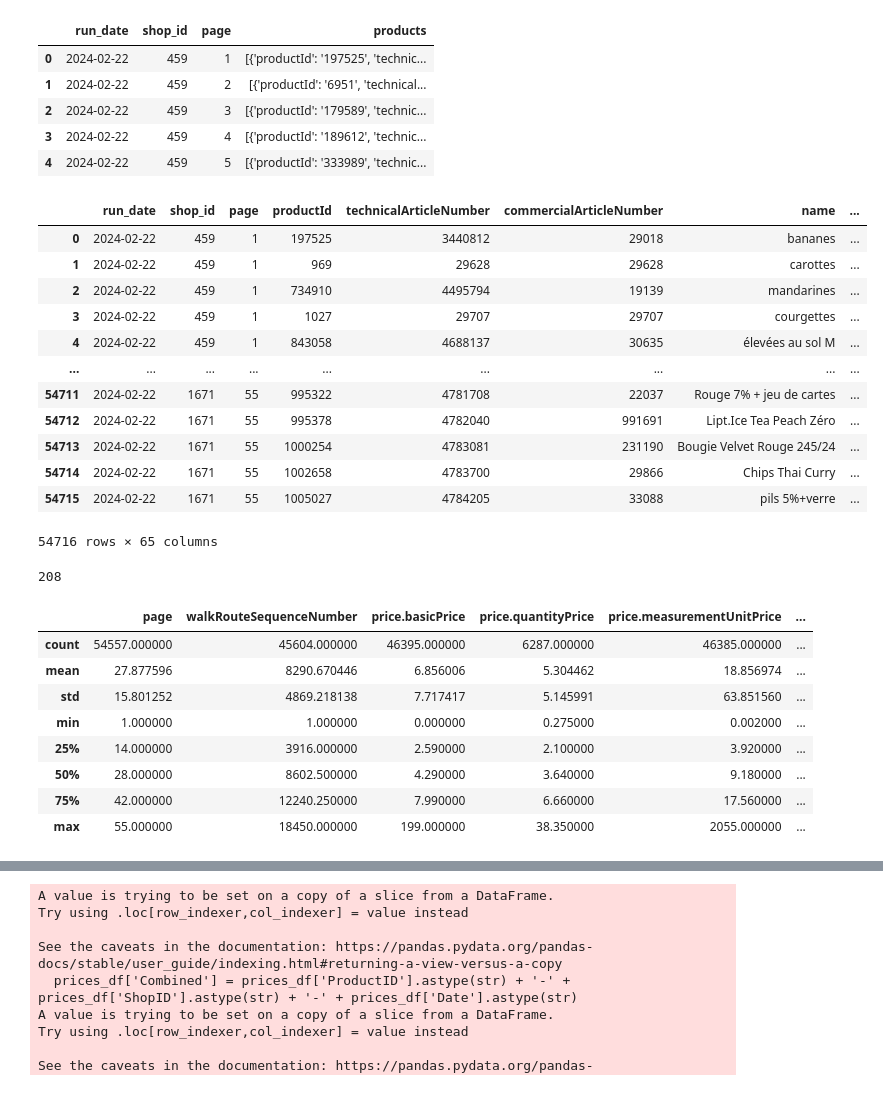
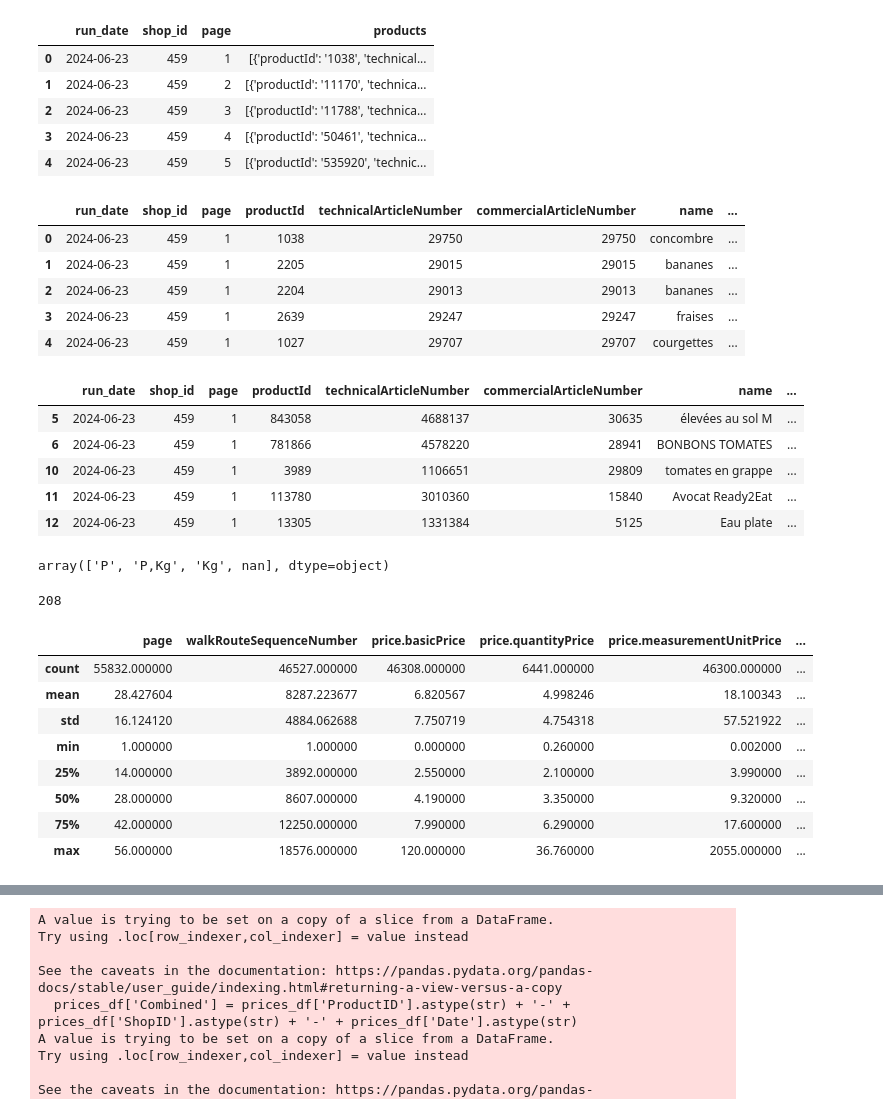
Before and after one commit to thi2boGH/colruyt-tracker, a Jupyter notebook: notebooks/cleaning.ipynb, the cells around one changed output, grey strips where cells are left out. Saved outputs shown, nothing was run; the diff lists cells and outputs as text; code cells hidden in the pictures.

```diff
--- a/notebooks/cleaning.ipynb
+++ b/notebooks/cleaning.ipynb
@@ -19,7 +27,7 @@ port = "5432"
 # %%
 conn = psycopg2.connect(dbname=dbname, user=user, password=password, host=host)
 
-query = "SELECT * FROM raw_data_2024_02_22"
+query = "SELECT * FROM raw_data_2024_06_23"
 
 # Use read_sql_query to execute the query and assign the result to a DataFrame
 df_raw = pd.read_sql_query(query, conn)
@@ -30,40 +38,51 @@ conn.close()
 df_raw.head()
 # %% [output]
 |  | run_date | shop_id | page | products |
-| 0 | 2024-02-22 | 459 | 1 | [{'productId': '197525', 'technic... |
-| 1 | 2024-02-22 | 459 | 2 | [{'productId': '6951', 'technical... |
-| 2 | 2024-02-22 | 459 | 3 | [{'productId': '179589', 'technic... |
-| 3 | 2024-02-22 | 459 | 4 | [{'productId': '189612', 'technic... |
-| 4 | 2024-02-22 | 459 | 5 | [{'productId': '333989', 'technic... |
+| 0 | 2024-06-23 | 459 | 1 | [{'productId': '1038', 'technical... |
+| 1 | 2024-06-23 | 459 | 2 | [{'productId': '11170', 'technica... |
+| 2 | 2024-06-23 | 459 | 3 | [{'productId': '11788', 'technica... |
+| 3 | 2024-06-23 | 459 | 4 | [{'productId': '50461', 'technica... |
+| 4 | 2024-06-23 | 459 | 5 | [{'productId': '535920', 'technic... |
 # %%
 exploded_df = df_raw.explode('products')
 
 products_normalized = pd.json_normalize(exploded_df['products'].apply(lambda x: x if isinstance(x, dict) else {}))
 
 # Drop the 'products' column from exploded_df since it's no longer needed in its original form
 exploded_df.drop(columns=['products'], inplace=True)
 
 # Reset the index of exploded_df to merge it with products_normalized
 exploded_df.reset_index(drop=True, inplace=True)
 
 # Concatenate the normalized products DataFrame with the exploded DataFrame
 # It's important to reset the index on products_normalized if you haven't already, to ensure alignment
 result_df = pd.concat([exploded_df, products_normalized.reset_index(drop=True)], axis=1)
-result_df
+result_df.head()
 # %% [output]
 |  | run_date | shop_id | page | productId | technicalArticleNumber | commercialArticleNumber | name | ... |
-| 0 | 2024-02-22 | 459 | 1 | 197525 | 3440812 | 29018 | bananes | ... |
-| 1 | 2024-02-22 | 459 | 1 | 969 | 29628 | 29628 | carottes | ... |
-| 2 | 2024-02-22 | 459 | 1 | 734910 | 4495794 | 19139 | mandarines | ... |
-| 3 | 2024-02-22 | 459 | 1 | 1027 | 29707 | 29707 | courgettes | ... |
-| 4 | 2024-02-22 | 459 | 1 | 843058 | 4688137 | 30635 | élevées au sol M | ... |
-| ... | ... | ... | ... | ... | ... | ... | ... | ... |
-| 54711 | 2024-02-22 | 1671 | 55 | 995322 | 4781708 | 22037 | Rouge 7% + jeu de cartes | ... |
-| 54712 | 2024-02-22 | 1671 | 55 | 995378 | 4782040 | 991691 | Lipt.Ice Tea Peach Zéro | ... |
-| 54713 | 2024-02-22 | 1671 | 55 | 1000254 | 4783081 | 231190 | Bougie Velvet Rouge 245/24 | ... |
-| 54714 | 2024-02-22 | 1671 | 55 | 1002658 | 4783700 | 29866 | Chips Thai Curry | ... |
-| 54715 | 2024-02-22 | 1671 | 55 | 1005027 | 4784205 | 33088 | pils 5%+verre | ... |
+| 0 | 2024-06-23 | 459 | 1 | 1038 | 29750 | 29750 | concombre | ... |
+| 1 | 2024-06-23 | 459 | 1 | 2205 | 29015 | 29015 | bananes | ... |
+| 2 | 2024-06-23 | 459 | 1 | 2204 | 29013 | 29013 | bananes | ... |
+| 3 | 2024-06-23 | 459 | 1 | 2639 | 29247 | 29247 | fraises | ... |
+| 4 | 2024-06-23 | 459 | 1 | 1027 | 29707 | 29707 | courgettes | ... |
-54716 rows × 65 columns
+# %%
+mask = result_df['technicalArticleNumber'] != result_df['commercialArticleNumber']
+
+# Filter out the rows using the mask
+filtered_df = result_df[mask]
+filtered_df.head()
+# %% [output]
+|  | run_date | shop_id | page | productId | technicalArticleNumber | commercialArticleNumber | name | ... |
+| 5 | 2024-06-23 | 459 | 1 | 843058 | 4688137 | 30635 | élevées au sol M | ... |
+| 6 | 2024-06-23 | 459 | 1 | 781866 | 4578220 | 28941 | BONBONS TOMATES | ... |
+| 10 | 2024-06-23 | 459 | 1 | 3989 | 1106651 | 29809 | tomates en grappe | ... |
+| 11 | 2024-06-23 | 459 | 1 | 113780 | 3010360 | 15840 | Avocat Ready2Eat | ... |
+| 12 | 2024-06-23 | 459 | 1 | 13305 | 1331384 | 5125 | Eau plate | ... |
+# %%
+result_df[['WeightconversionFactor','IsWeightArticle']].drop_duplicates()
+result_df['OrderUnit'].unique()
+# %% [output]
+array(['P', 'P,Kg', 'Kg', nan], dtype=object)
 # %%
 result_df = result_df.drop_duplicates(subset=["shop_id", "productId"])
 # %%
@@ -74,11 +93,11 @@ result_df = result_df.drop_duplicates(subset=["shop_id", "productId"])
 result_df.describe()
 # %% [output]
 |  | page | walkRouteSequenceNumber | price.basicPrice | price.quantityPrice | price.measurementUnitPrice | ... |
-| count | 54557.000000 | 45604.000000 | 46395.000000 | 6287.000000 | 46385.000000 | ... |
-| mean | 27.877596 | 8290.670446 | 6.856006 | 5.304462 | 18.856974 | ... |
-| std | 15.801252 | 4869.218138 | 7.717417 | 5.145991 | 63.851560 | ... |
-| min | 1.000000 | 1.000000 | 0.000000 | 0.275000 | 0.002000 | ... |
-| 25% | 14.000000 | 3916.000000 | 2.590000 | 2.100000 | 3.920000 | ... |
-| 50% | 28.000000 | 8602.500000 | 4.290000 | 3.640000 | 9.180000 | ... |
-| 75% | 42.000000 | 12240.250000 | 7.990000 | 6.660000 | 17.560000 | ... |
-| max | 55.000000 | 18450.000000 | 199.000000 | 38.350000 | 2055.000000 | ... |
+| count | 55832.000000 | 46527.000000 | 46308.000000 | 6441.000000 | 46300.000000 | ... |
+| mean | 28.427604 | 8287.223677 | 6.820567 | 4.998246 | 18.100343 | ... |
+| std | 16.124120 | 4884.062688 | 7.750719 | 4.754318 | 57.521922 | ... |
+| min | 1.000000 | 1.000000 | 0.000000 | 0.260000 | 0.002000 | ... |
+| 25% | 14.000000 | 3892.000000 | 2.550000 | 2.100000 | 3.990000 | ... |
+| 50% | 28.000000 | 8607.000000 | 4.190000 | 3.350000 | 9.320000 | ... |
+| 75% | 42.000000 | 12250.000000 | 7.990000 | 6.290000 | 17.600000 | ... |
+| max | 56.000000 | 18576.000000 | 120.000000 | 36.760000 | 2055.000000 | ... |
```
Also changed, not shown: parts of 44 cells of this notebook, 11 other files.
